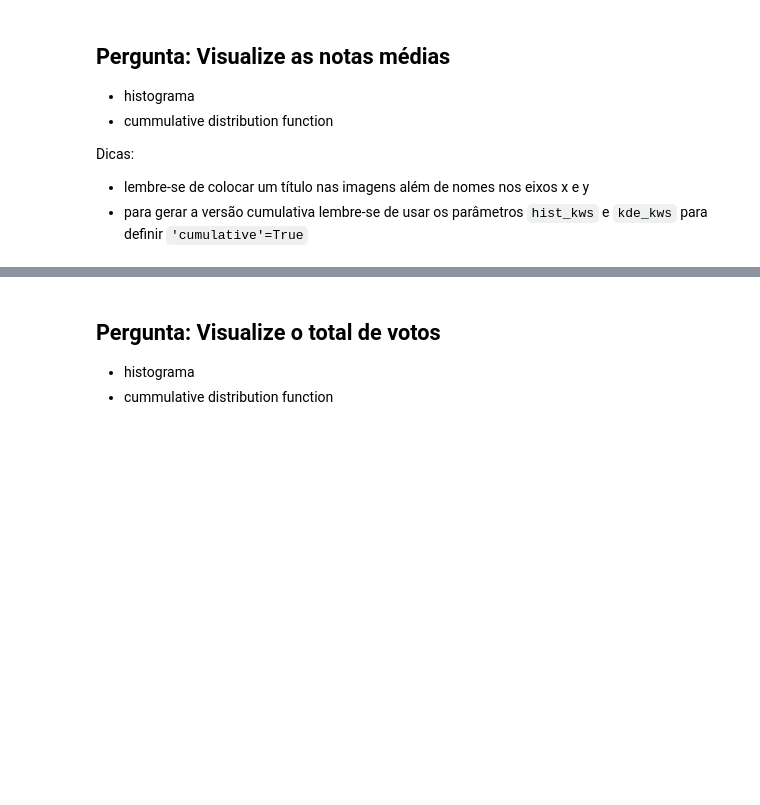
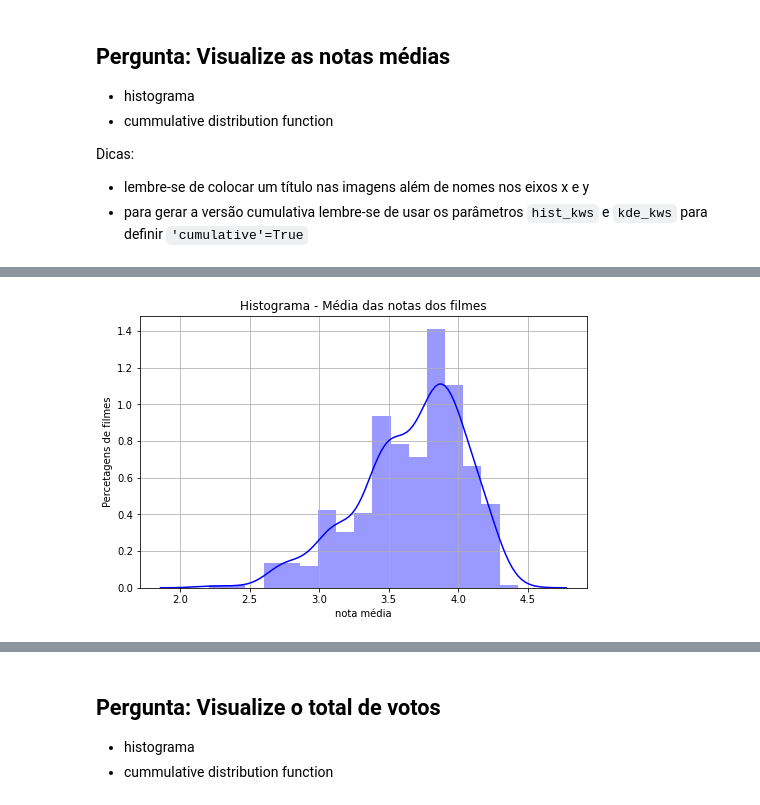
Before and after one commit to SamuelHericles/Training_project_Data_Science, a Jupyter notebook: Formação Data Science Alura - Análise exploratória do MovieLens.ipynb, the cells around one changed output, grey strips where cells are left out. Cells and saved outputs as stored; diff of their text form; code cells hidden in the pictures; blank space fills up the shorter version.

```diff
--- a/Formação Data Science Alura - Análise exploratória do MovieLens.ipynb
+++ b/Formação Data Science Alura - Análise exploratória do MovieLens.ipynb
@@ -100,0 +199,8 @@ Dicas:
+# %%
+# solução histograma
+plt.figure(figsize=(8,5))
+ax = sns.distplot(filmes['nota_media'],color='blue')
+ax.set(xlabel = 'nota média', ylabel='Percetagens de filmes',title="Histograma - Média das notas dos filmes")
+ax.grid()
+# %% [output]
+[figure, added]
```
Also changed, not shown: parts of 102 cells of this notebook, 1 other file.
